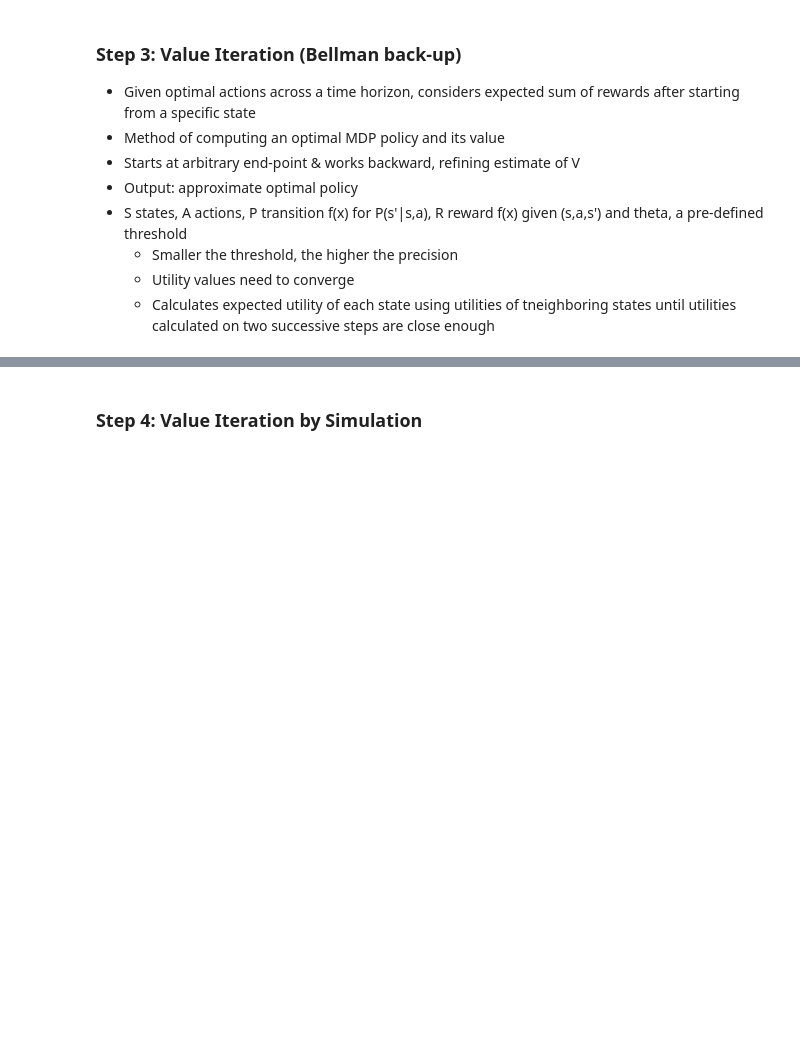
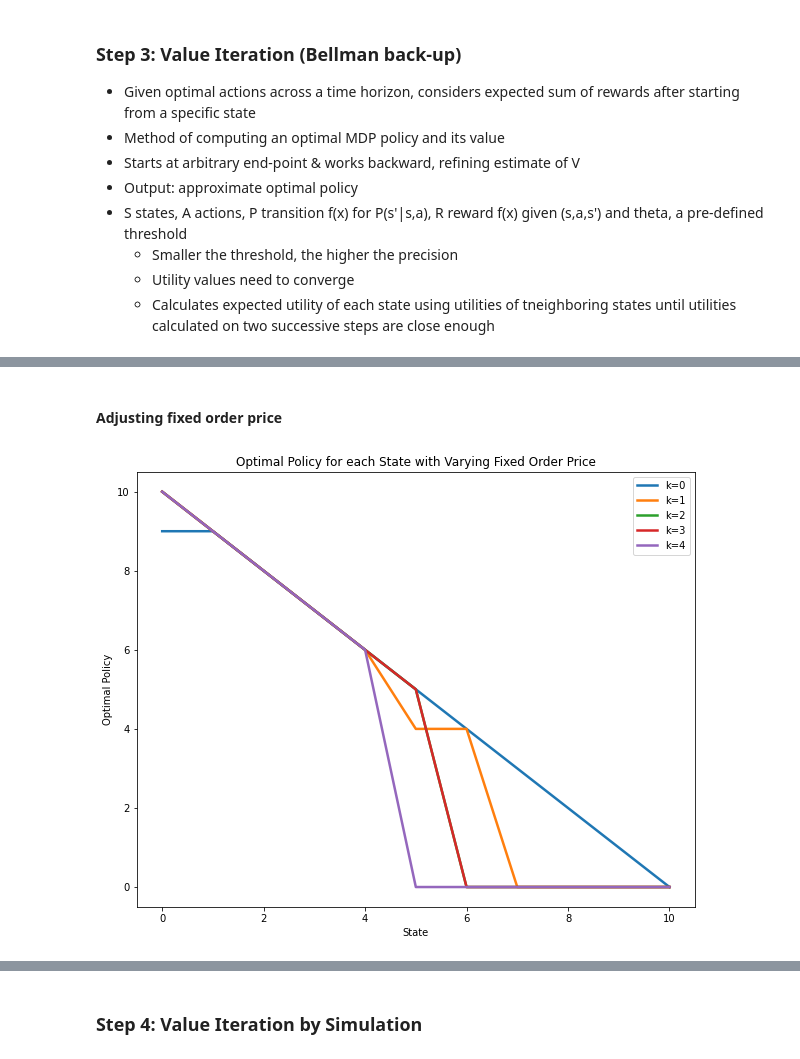
Before and after one commit to targoons/gym-inventory, a Jupyter notebook: gym_analysis_Group6.ipynb, the cells around one changed output, grey strips where cells are left out. Cells and saved outputs as stored; diff of their text form; code cells hidden in the pictures; blank space fills up the shorter version.

```diff
--- a/gym_analysis_Group6.ipynb
+++ b/gym_analysis_Group6.ipynb
@@ -644,0 +697,18 @@ policy_df.tail(10)
+# %% [markdown]
+#### Adjusting fixed order price
+# %%
+optimal_policy_list_k = []
+for k in np.arange(0, 5, 1):
+    env = InventoryEnv(k=k)
+    P_t,RR,demand_list = transition_prob(env)
+    v,d=value_iteration(P_t,RR)
+    optimal_policy_list_k.append(d[-1,:])
+    plt.plot(range(N), d[-1,:], label='k='+str(k), lw = 2.5)
+plt.legend()
+plt.rcParams["figure.figsize"] = (10,8)
+plt.title('Optimal Policy for each State with Varying Fixed Order Price')
+plt.xlabel('State')
+plt.ylabel('Optimal Policy')
+plt.show()
+# %% [output]
+[figure, added]
```
Also changed, not shown: parts of 33 cells of this notebook.
